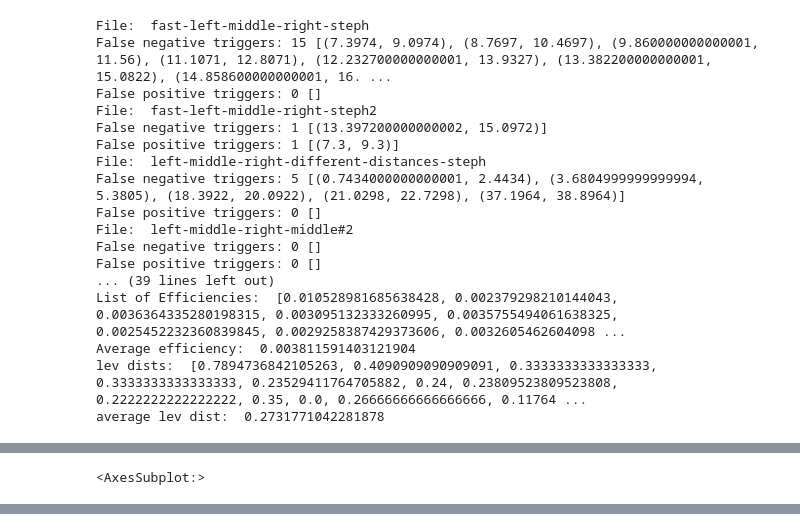
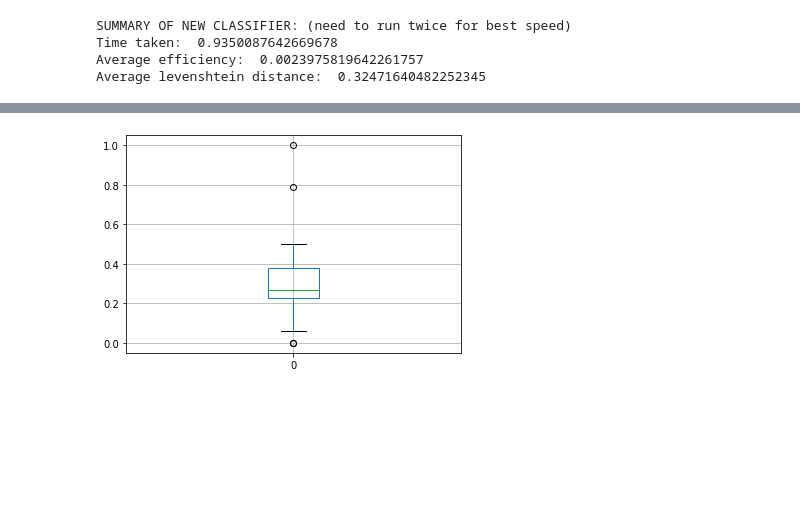
Before and after one commit to BruceWangXD/SpaceInvaders, a Jupyter notebook: Spiker_opt.ipynb, the cells around one changed output, grey strips where cells are left out. Saved outputs shown, nothing was run; the diff lists cells and outputs as text; code cells hidden in the pictures; blank space fills up the shorter version.

```diff
--- a/Spiker_opt.ipynb
+++ b/Spiker_opt.ipynb
@@ -749,5 +736,4 @@ Wall time: 1.28 s
 # %%
-%%time
 from copy import deepcopy
 from Levenshtein import distance as levenshtein_distance
 
@@ -778,7 +764,7 @@ for key in waves.keys():
                                                                                     store_events=True)
 
     end = time.time()
-    efficiency.append((end - start) / len(predictions))
+    efficiency.append((end - start) / max(len(predictions) ,len(list(labels[key].label))))
     #print("streaming_classifier took: ", (end - start) / len(predictions), "seconds per classification (", len(predictions), " predictions took ", end - start,"seconds ).")
     lev_dists.append(levenshtein_distance(predictions, "".join(list(labels[key].label))) / max(len(predictions) ,len(list(labels[key].label))))
     #print(list(labels[key].label))
@@ -801,35 +787,26 @@ for key in waves.keys():
                 pred_leftovers.remove(pred_times)
 
 
+    """
     print("File: ", key)
     print(f"False negative triggers: {len(actual_leftovers)}", actual_leftovers)
     print(f"False positive triggers: {len(pred_leftovers)}",  pred_leftovers)
+    """
     #print((len(actual_leftovers) + len(pred_leftovers)) / len(labels[key].label))
 
 big_end = time.time()
+%matplotlib inline
 print("\n\n\n\n")
+print("SUMMARY OF NEW CLASSIFIER: (need to run twice for best speed)")
 print("Time taken: ", big_end - big_start)
-print("List of Efficiencies: ", efficiency)
+#print("List of Efficiencies: ", efficiency)
 print("Average efficiency: ", sum(efficiency) / len(efficiency))
-print("lev dists: ", lev_dists)
-print("average lev dist: ", sum(lev_dists) / len(lev_dists))
+#print("lev dists: ", lev_dists)
+print("Average levenshtein distance: ", sum(lev_dists) / len(lev_dists))
 lev_dists = pd.DataFrame(lev_dists)
 lev_dists.boxplot()
 # %% [output]
-File:  fast-left-middle-right-steph
-False negative triggers: 15 [(7.3974, 9.0974), (8.7697, 10.4697), (9.860000000000001, 11.56), (11.1071, 12.8071), (12.232700000000001, 13.9327), (13.382200000000001, 15.0822), (14.858600000000001, 16. ...
-False positive triggers: 0 []
-File:  fast-left-middle-right-steph2
-False negative triggers: 1 [(13.397200000000002, 15.0972)]
-False positive triggers: 1 [(7.3, 9.3)]
-File:  left-middle-right-different-distances-steph
-False negative triggers: 5 [(0.7434000000000001, 2.4434), (3.6804999999999994, 5.3805), (18.3922, 20.0922), (21.0298, 22.7298), (37.1964, 38.8964)]
-False positive triggers: 0 []
-File:  left-middle-right-middle#2
-False negative triggers: 0 []
-False positive triggers: 0 []
-... (39 lines left out)
-List of Efficiencies:  [0.010528981685638428, 0.002379298210144043, 0.0036364335280198315, 0.003095132333260995, 0.0035755494061638325, 0.0025452232360839845, 0.0029258387429373606, 0.0032605462604098 ...
-Average efficiency:  0.003811591403121904
-lev dists:  [0.7894736842105263, 0.4090909090909091, 0.3333333333333333, 0.3333333333333333, 0.23529411764705882, 0.24, 0.23809523809523808, 0.2222222222222222, 0.35, 0.0, 0.26666666666666666, 0.11764 ...
-average lev dist:  0.2731771042281878
+SUMMARY OF NEW CLASSIFIER: (need to run twice for best speed)
+Time taken:  0.9350087642669678
+Average efficiency:  0.0023975819642261757
+Average levenshtein distance:  0.32471640482252345
@@ -839 +813,0 @@ Wall time: 955 ms
-<AxesSubplot:>
@@ -842,3 +814,4 @@ Wall time: 955 ms
+[figure, added]
 # %%
 #import IPython
 def smooth_wave(arr,t, downsample_rate=10, window_size_seconds=0.3):
```
Also changed, not shown: parts of 5 cells of this notebook.
